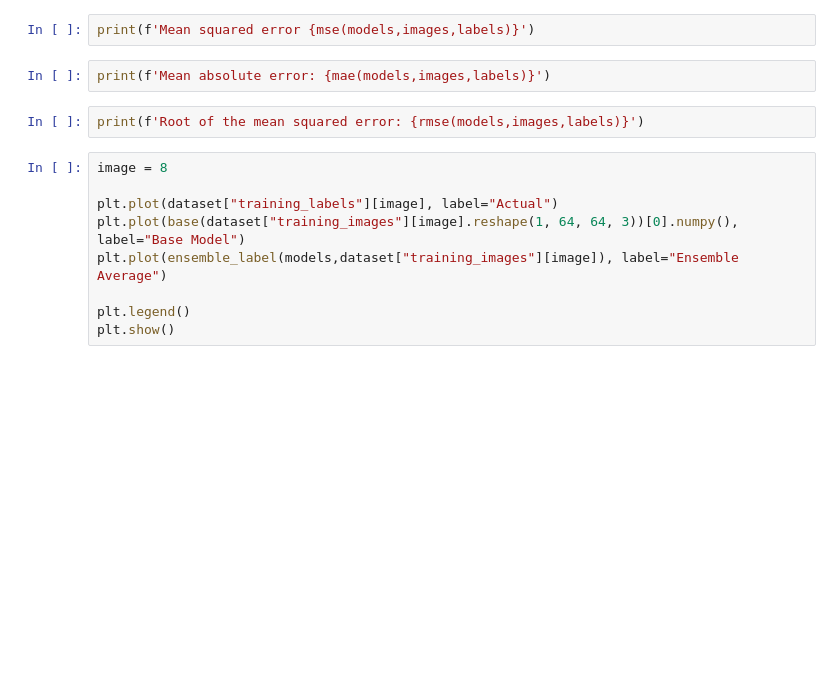
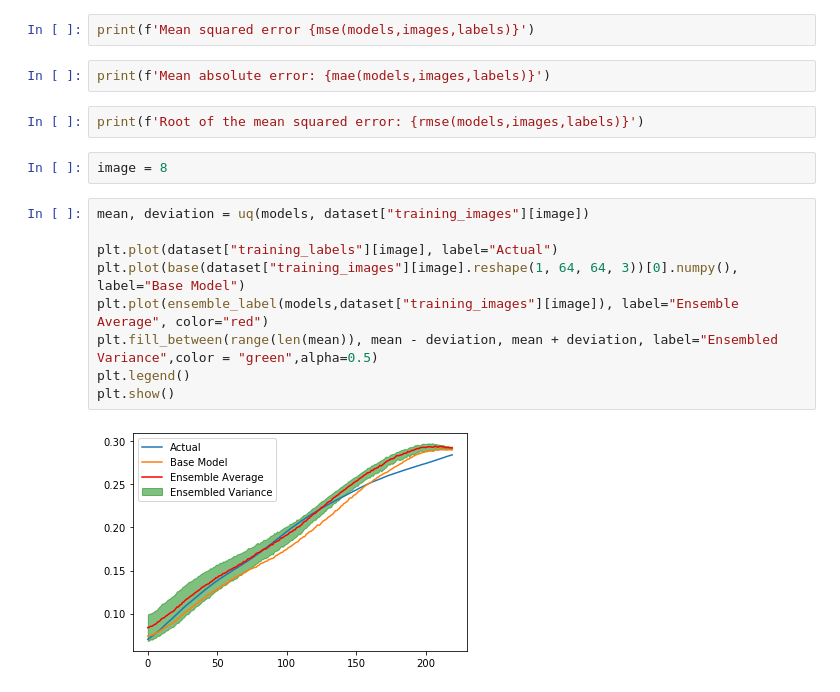
Before and after one commit to danielwilczak101/NNSS, a Jupyter notebook: main.ipynb, the cells around one changed output. Cells and saved outputs as stored; diff of their text form; blank space fills up the shorter version.

Commit message:
Updated images

```diff
--- a/main.ipynb
+++ b/main.ipynb
@@ -42,15 +40,19 @@ print(f'Mean squared error {mse(models,images,labels)}')
 print(f'Mean absolute error: {mae(models,images,labels)}')
 # %%
 print(f'Root of the mean squared error: {rmse(models,images,labels)}')
+# %%
+image = 8
 # %%
-image = 8
+mean, deviation = uq(models, dataset["training_images"][image])
 
 plt.plot(dataset["training_labels"][image], label="Actual")
 plt.plot(base(dataset["training_images"][image].reshape(1, 64, 64, 3))[0].numpy(), label="Base Model")
-plt.plot(ensemble_label(models,dataset["training_images"][image]), label="Ensemble Average")
-
+plt.plot(ensemble_label(models,dataset["training_images"][image]), label="Ensemble Average", color="red")
+plt.fill_between(range(len(mean)), mean - deviation, mean + deviation, label="Ensembled Variance",color = "green",alpha=0.5)
 plt.legend()
 plt.show()
+# %% [output]
+[figure, added]
 # %%
 figure(figsize=(16, 10), dpi=80)
 for index in range(1,7):
```
Also changed, not shown: parts of 5 cells of this notebook.
